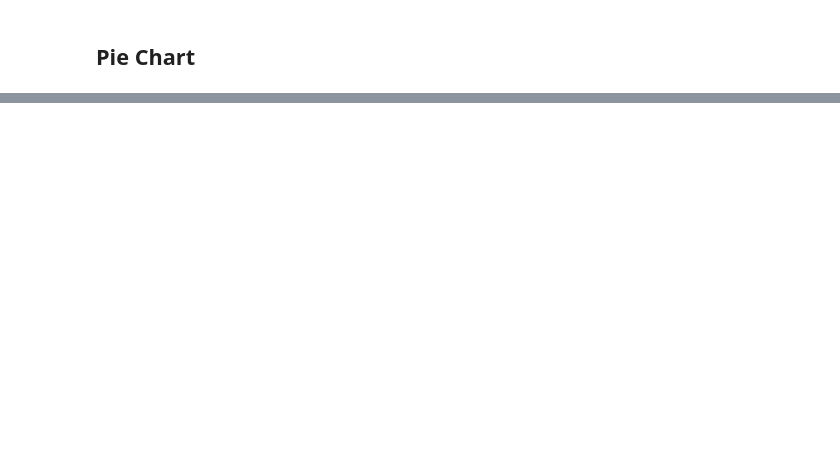
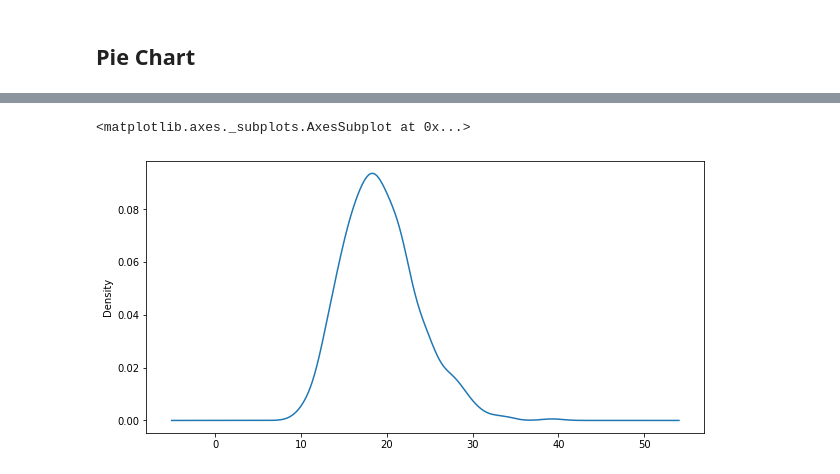
Before and after one commit to srmk1/learn-ml-hands-on, a Jupyter notebook: python/matplotlib.ipynb, the cells around one changed output, grey strips where cells are left out. Cells and saved outputs as stored; diff of their text form; code cells hidden in the pictures; blank space fills up the shorter version.

```diff
--- a/python/matplotlib.ipynb
+++ b/python/matplotlib.ipynb
@@ -359,0 +383,12 @@ plt.pie(df_india_edu_statewise['TOTCLS1G'], labels=df_india_edu_statewise['STATN
+# %%
+import pandas as pd
+from sklearn.datasets import load_breast_cancer
+
+#load breast cancer data from sklearn
+dataset = load_breast_cancer()
+#load names for columns
+cols = ['V10', 'V11', 'V12', 'V13', 'V14', 'V15', 'V16', 'V17', 'V18', 'V19',
+           'V20', 'V21', 'V22', 'V23', 'V24', 'V25', 'V26', 'V27', 'V28', 'V29',
+           'V30', 'V31', 'V32', 'V33', 'V34', 'V35', 'V36', 'V37', 'V38', 'V39']
+
+df = pd.DataFrame(dataset['data'],columns = cols)
@@ -359,0 +493,6 @@ plt.pie(df_india_edu_statewise['TOTCLS1G'], labels=df_india_edu_statewise['STATN
+# %%
+#Plot the density plot for a variable
+df['V11'].plot.kde()
+# %% [output]
+<matplotlib.axes._subplots.AxesSubplot at 0x...>
+[figure, added]
```
Also changed, not shown: parts of 31 cells of this notebook, 6 other files.
